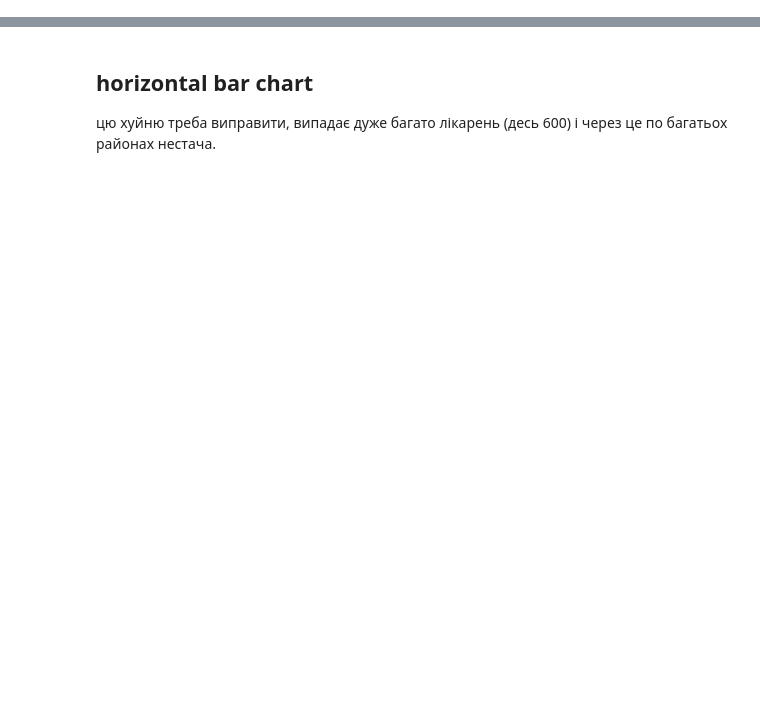
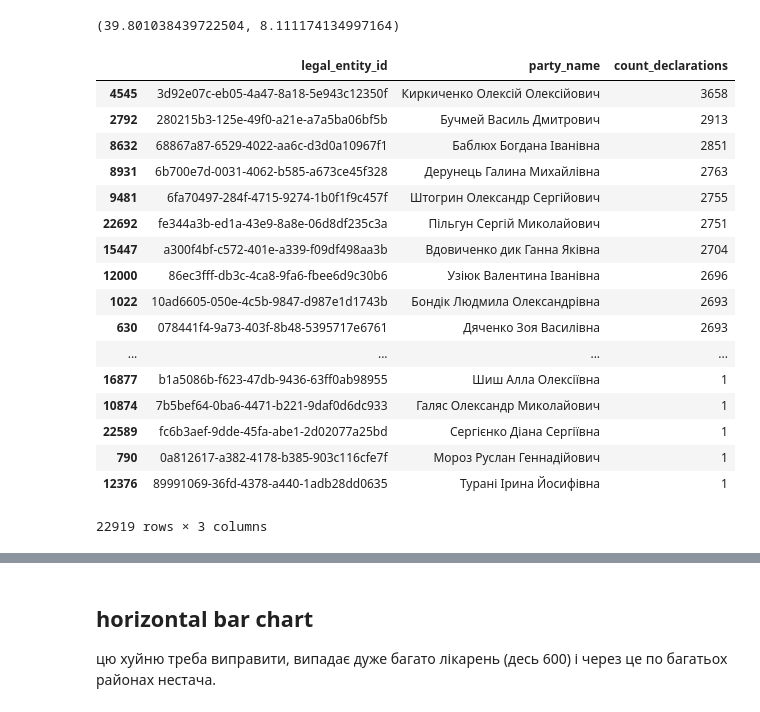
Before and after one commit to ptrBodnar/medical_data, a Jupyter notebook: final_data_processing.ipynb, the cells around one changed output, grey strips where cells are left out. Drawn from its saved outputs; the diff is of its cells as text; code cells hidden in the pictures; blank space fills up the shorter version.

```diff
--- a/final_data_processing.ipynb
+++ b/final_data_processing.ipynb
@@ -11,3 +30,5 @@ population = pd.read_csv('old_data/population.csv')
 # %%
 declarations_grouped = declarations.groupby(['legal_entity_id'],
                                             as_index=False)['count_declarations'].sum()
+# %%
+decl_for_stats = declarations.groupby(['legal_entity_id', 'party_name'],as_index=False)['count_declarations'].sum()
@@ -13,0 +38,27 @@ declarations_grouped = declarations.groupby(['legal_entity_id'],
+# %%
+less = 9122/len(decl_for_stats) * 100
+more = 1859/len(decl_for_stats) * 100
+less,more
+# %% [output]
+(39.801038439722504, 8.111174134997164)
+# %%
+decl_for_stats.sort_values('count_declarations', ascending=False)
+# %% [output]
+|  | legal_entity_id | party_name | count_declarations |
+| 4545 | 3d92e07c-eb05-4a47-8a18-5e943c12350f | Киркиченко Олексій Олексійович | 3658 |
+| 2792 | 280215b3-125e-49f0-a21e-a7a5ba06bf5b | Бучмей Василь Дмитрович | 2913 |
+| 8632 | 68867a87-6529-4022-aa6c-d3d0a10967f1 | Баблюх Богдана Іванівна | 2851 |
+| 8931 | 6b700e7d-0031-4062-b585-a673ce45f328 | Дерунець Галина Михайлівна | 2763 |
+| 9481 | 6fa70497-284f-4715-9274-1b0f1f9c457f | Штогрин Олександр Сергійович | 2755 |
+| 22692 | fe344a3b-ed1a-43e9-8a8e-06d8df235c3a | Пільгун Сергій Миколайович | 2751 |
+| 15447 | a300f4bf-c572-401e-a339-f09df498aa3b | Вдовиченко дик Ганна Яківна | 2704 |
+| 12000 | 86ec3fff-db3c-4ca8-9fa6-fbee6d9c30b6 | Узіюк Валентина Іванівна | 2696 |
+| 1022 | 10ad6605-050e-4c5b-9847-d987e1d1743b | Бондік Людмила Олександрівна | 2693 |
+| 630 | 078441f4-9a73-403f-8b48-5395717e6761 | Дяченко Зоя Василівна | 2693 |
+| ... | ... | ... | ... |
+| 16877 | b1a5086b-f623-47db-9436-63ff0ab98955 | Шиш Алла Олексіївна | 1 |
+| 10874 | 7b5bef64-0ba6-4471-b221-9daf0d6dc933 | Галяс Олександр Миколайович | 1 |
+| 22589 | fc6b3aef-9dde-45fa-abe1-2d02077a25bd | Сергієнко Діана Сергіївна | 1 |
+| 790 | 0a812617-a382-4178-b385-903c116cfe7f | Мороз Руслан Геннадійович | 1 |
+| 12376 | 89991069-36fd-4378-a440-1adb28dd0635 | Турані Ірина Йосифівна | 1 |
+22919 rows × 3 columns
```
Also changed, not shown: parts of 13 cells of this notebook, 6 other files.
